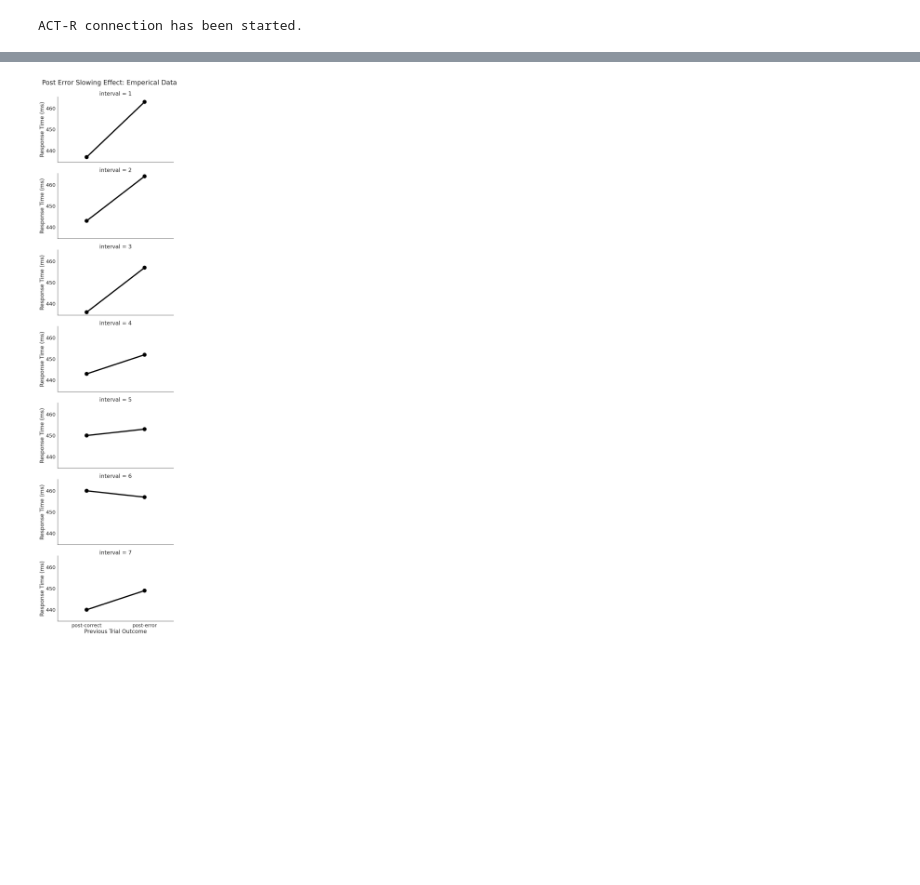
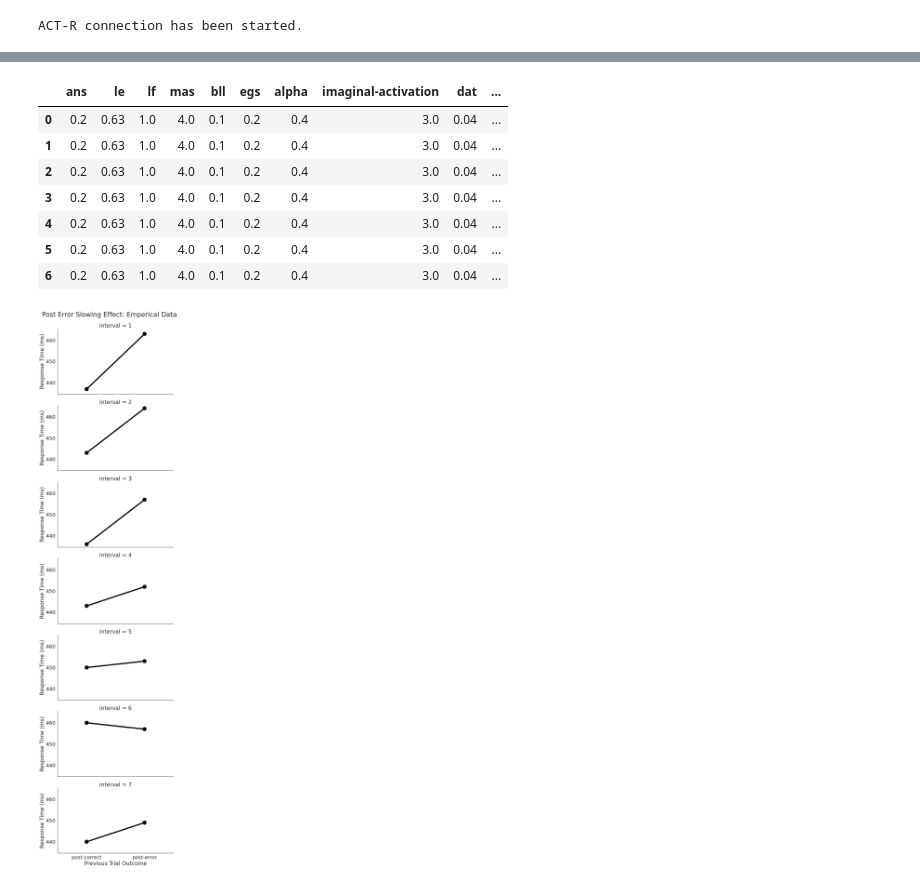
Before and after one commit to yangyuxue2333/ACTR-Simon-Re, a Jupyter notebook: analysis/test_post_error.ipynb, the cells around one changed output, grey strips where cells are left out. Saved outputs shown, nothing was run; the diff lists cells and outputs as text; code cells hidden in the pictures; blank space fills up the shorter version.

```diff
--- a/analysis/test_post_error.ipynb
+++ b/analysis/test_post_error.ipynb
@@ -59,3 +60,14 @@ plt.show()
+# %%
+df_param.drop(columns={'seed'}).drop_duplicates()
+# %% [output]
+|  | ans | le | lf | mas | bll | egs | alpha | imaginal-activation | dat | ... |
+| 0 | 0.2 | 0.63 | 1.0 | 4.0 | 0.1 | 0.2 | 0.4 | 3.0 | 0.04 | ... |
+| 1 | 0.2 | 0.63 | 1.0 | 4.0 | 0.1 | 0.2 | 0.4 | 3.0 | 0.04 | ... |
+| 2 | 0.2 | 0.63 | 1.0 | 4.0 | 0.1 | 0.2 | 0.4 | 3.0 | 0.04 | ... |
+| 3 | 0.2 | 0.63 | 1.0 | 4.0 | 0.1 | 0.2 | 0.4 | 3.0 | 0.04 | ... |
+| 4 | 0.2 | 0.63 | 1.0 | 4.0 | 0.1 | 0.2 | 0.4 | 3.0 | 0.04 | ... |
+| 5 | 0.2 | 0.63 | 1.0 | 4.0 | 0.1 | 0.2 | 0.4 | 3.0 | 0.04 | ... |
+| 6 | 0.2 | 0.63 | 1.0 | 4.0 | 0.1 | 0.2 | 0.4 | 3.0 | 0.04 | ... |
 # %%
 g = sns.FacetGrid(df_bokesem_post, height=5, aspect=1.8, row='interval')
 g.map_dataframe(sns.pointplot, x='pre_trial_accuracy', y='response_time', order=['post-correct', 'post-error'], color='black', linestyles='-', join=True)
```
Also changed, not shown: parts of 3 cells of this notebook, 3 other files.
